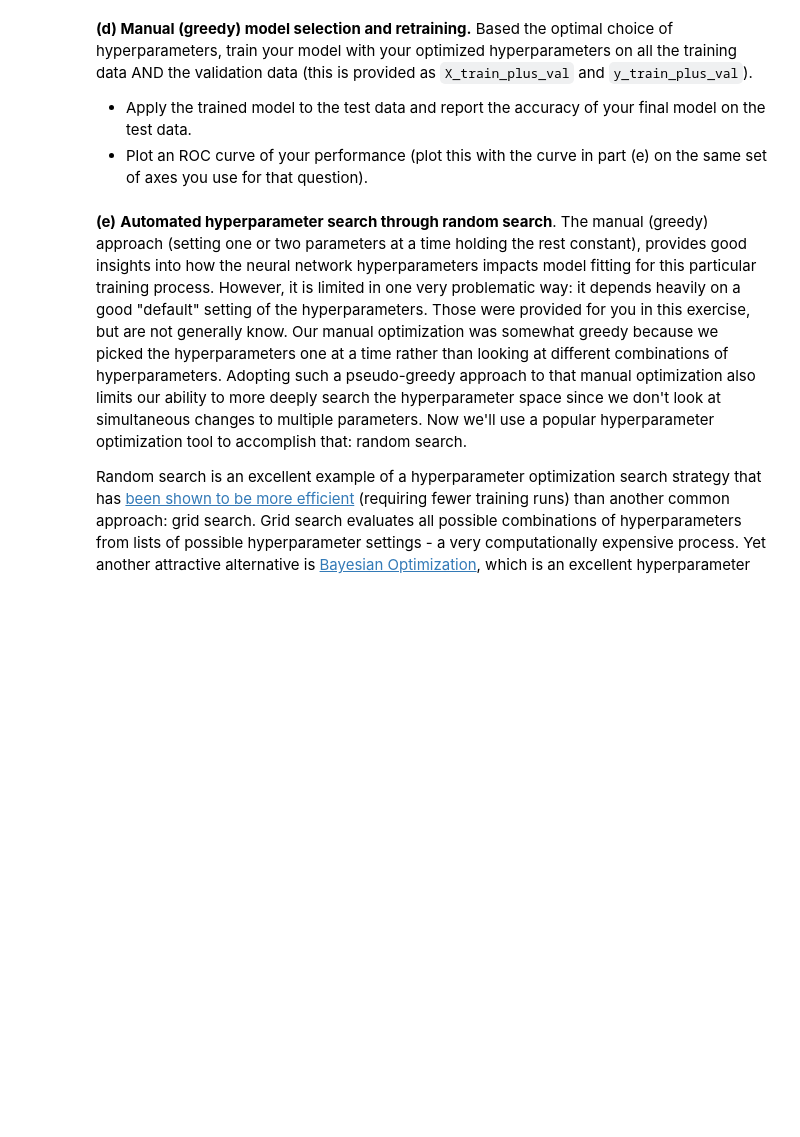
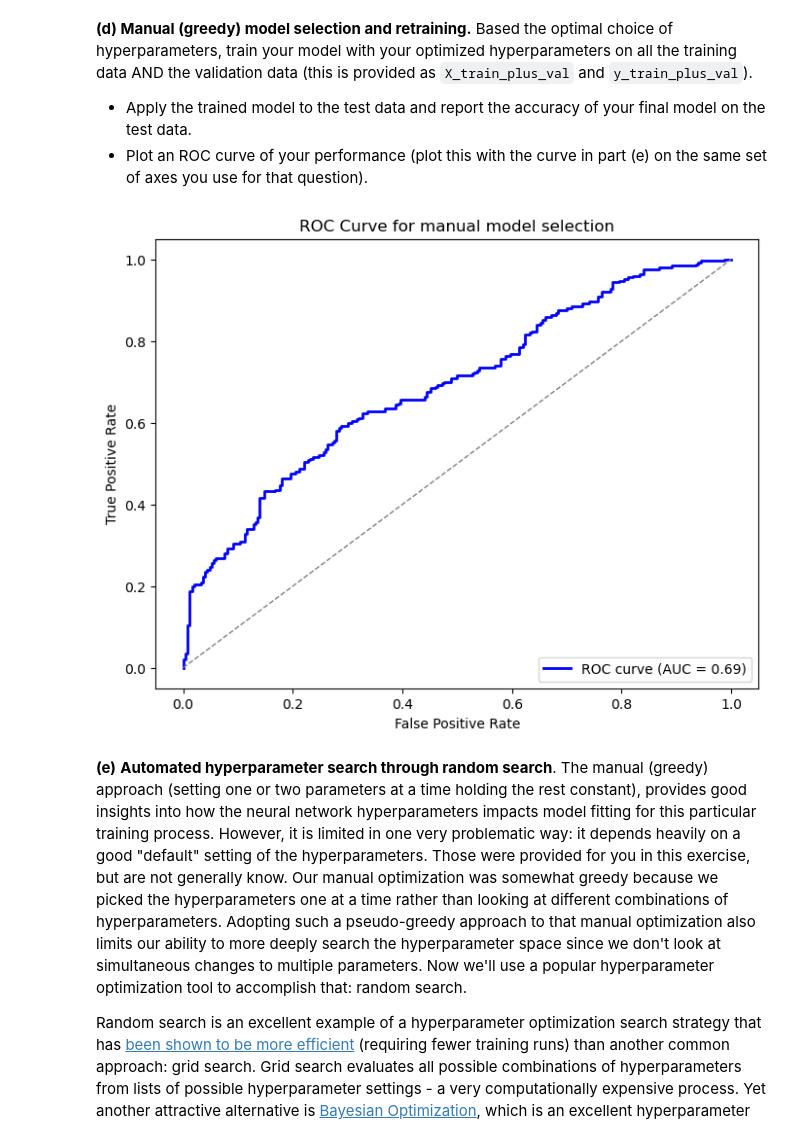
Before and after one commit to dani-jimlar/ML_assignments, a Jupyter notebook: a_4/Assignment_4.ipynb, the cells around one changed output. Saved outputs shown, nothing was run; the diff lists cells and outputs as text; code cells hidden in the pictures; blank space fills up the shorter version.

```diff
--- a/a_4/Assignment_4.ipynb
+++ b/a_4/Assignment_4.ipynb
@@ -263,6 +542,46 @@ Report the accuracy of your model on the validation data. For plotting these res
 **(d) Manual (greedy) model selection and retraining.** Based the optimal choice of hyperparameters, train your model with your optimized hyperparameters on all the training data AND the validation data (this is provided as `X_train_plus_val` and `y_train_plus_val`).
 - Apply the trained model to the test data and report the accuracy of your final model on the test data.
 - Plot an ROC curve of your performance (plot this with the curve in part (e) on the same set of axes you use for that question).
+# %%
+from sklearn.metrics import roc_curve, roc_auc_score
+
+fn_model = MLPClassifier(
+    learning_rate_init=op_lr,
+    hidden_layer_sizes=(15, 15, 15, 15),
+    alpha=op_rp,
+    solver="sgd",
+    tol=1e-5,
+    early_stopping=False,
+    activation="relu",
+    n_iter_no_change=1000,
+    batch_size=op_bz,
+    max_iter=5000,
+)
+
+
+fn_model.fit(X_train_plus_val, y_train_plus_val)
+ac_sc_test = fn_model.score(X_test, y_test)
+y_hat_test = fn_model.predict_proba(X_test)[:, 1]
+
+fpr, tpr, thres = roc_curve(y_test, y_hat_test)
+auc_score = roc_auc_score(y_test, y_hat_test)
+# %%
+plt.figure(figsize=(8, 6))
+plt.plot(
+    fpr,
+    tpr,
+    color="blue",
+    lw=2,
+    label="ROC curve (AUC = %0.2f)" % auc_score,
+)
+plt.plot([0, 1], [0, 1], color="gray", lw=1, linestyle="--")
+plt.xlabel("False Positive Rate")
+plt.ylabel("True Positive Rate")
+plt.title("ROC Curve for manual model selection")
+plt.legend(loc="lower right")
+plt.show()
+# %% [output]
+[figure, added]
 # %% [markdown]
 **(e)** **Automated hyperparameter search through random search**. The manual (greedy) approach (setting one or two parameters at a time holding the rest constant), provides good insights into how the neural network hyperparameters impacts model fitting for this particular training process. However, it is limited in one very problematic way: it depends heavily on a good "default" setting of the hyperparameters. Those were provided for you in this exercise, but are not generally know. Our manual optimization was somewhat greedy because we picked the hyperparameters one at a time rather than looking at different combinations of hyperparameters. Adopting such a pseudo-greedy approach to that manual optimization also limits our ability to more deeply search the hyperparameter space since we don't look at simultaneous changes to multiple parameters. Now we'll use a popular hyperparameter optimization tool to accomplish that: random search.
 
```
Also changed, not shown: parts of 16 cells of this notebook, 1 other file.
